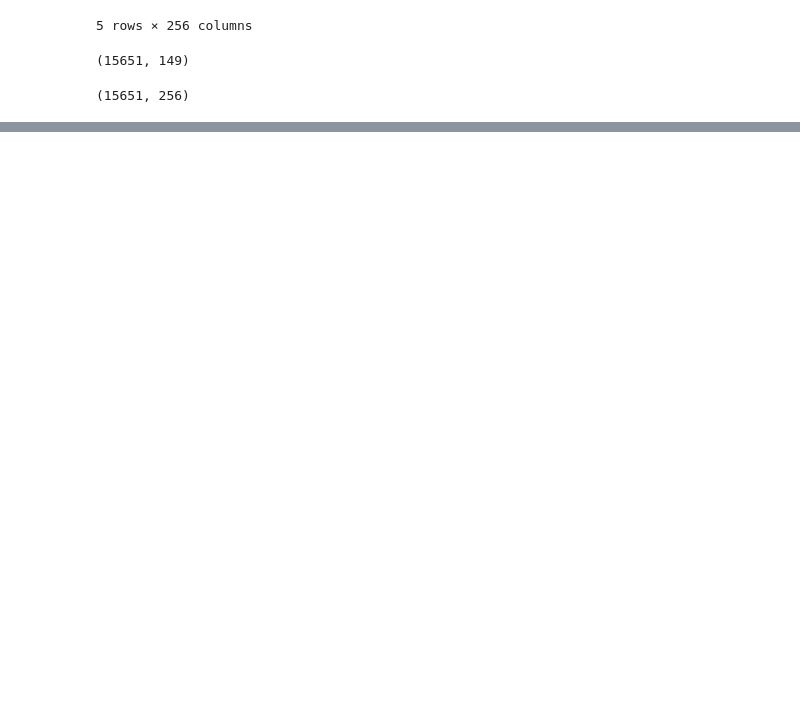
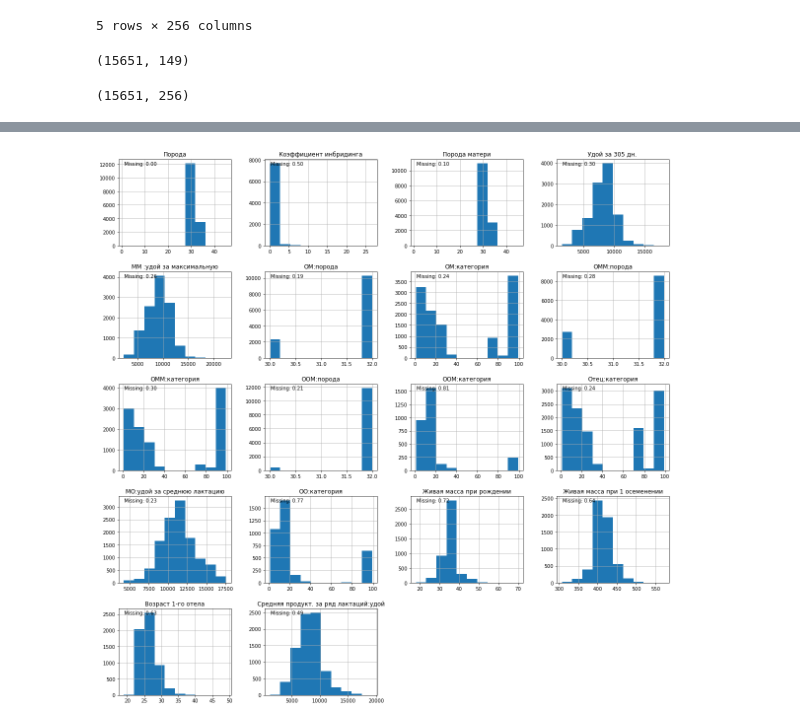
Before and after one commit to cntgfy111/iwasforcedto, a Jupyter notebook: Project.ipynb, the cells around one changed output, grey strips where cells are left out. Cells and saved outputs as stored; diff of their text form; code cells hidden in the pictures; blank space fills up the shorter version.

```diff
--- a/Project.ipynb
+++ b/Project.ipynb
@@ -90,0 +55,3 @@ save_with_wrap(productivity_missing, "productivity_missing.xlsx")
+# %%
+productivity_new = productivity[["Возраст 1-го отела", "Средняя продукт. за ряд лактаций:удой"]]
+productivity_new.head()
@@ -90,0 +65,3 @@ save_with_wrap(productivity_missing, "productivity_missing.xlsx")
+# %%
+df = pd.merge(ancestors_new, productivity_new, left_index=True, right_index=True)
+df
@@ -90,0 +151,4 @@ save_with_wrap(productivity_missing, "productivity_missing.xlsx")
+# %%
+# Удаляем строки с пропусками в столбце "Порода"
+df = df.dropna(subset=['Порода'])
+df
@@ -90,0 +202,9 @@ save_with_wrap(productivity_missing, "productivity_missing.xlsx")
+# %%
+# Преобразуем столбцы с числовыми значениями в числовые. Используется синтаксис list comprehension
+df = pd.DataFrame([df[col]
+              # Проверяем, является ли столбец числовым
+              if pd.api.types.is_numeric_dtype(df[col])
+              # Если нет, то преобразуем в числовой, заменяя запятую на точку
+              else pd.to_numeric(df[col].str.replace(",", "."))
+              for col in df]).transpose()
+df
@@ -90,0 +247,14 @@ save_with_wrap(productivity_missing, "productivity_missing.xlsx")
+# %%
+# Рисуем гистограммы для всех столбцов
+axes = df.hist(figsize=(20,20))
+for ax in axes:
+    for col in ax:
+        # Получаем название столбца, для которого строится гистограмма
+        col_name = col.title.get_text()
+        # Если название столбца пустое, то переходим к следующему столбцу
+        if not col_name:
+            continue
+        # Пишем процент пропусков в столбце
+        col.text(0.05, 0.93, f"Missing: {df_missing.loc[col_name][0]:.2f}", transform=col.transAxes)
+# %% [output]
+[figure, added]
```
Also changed, not shown: parts of 26 cells of this notebook, 9 other files.
